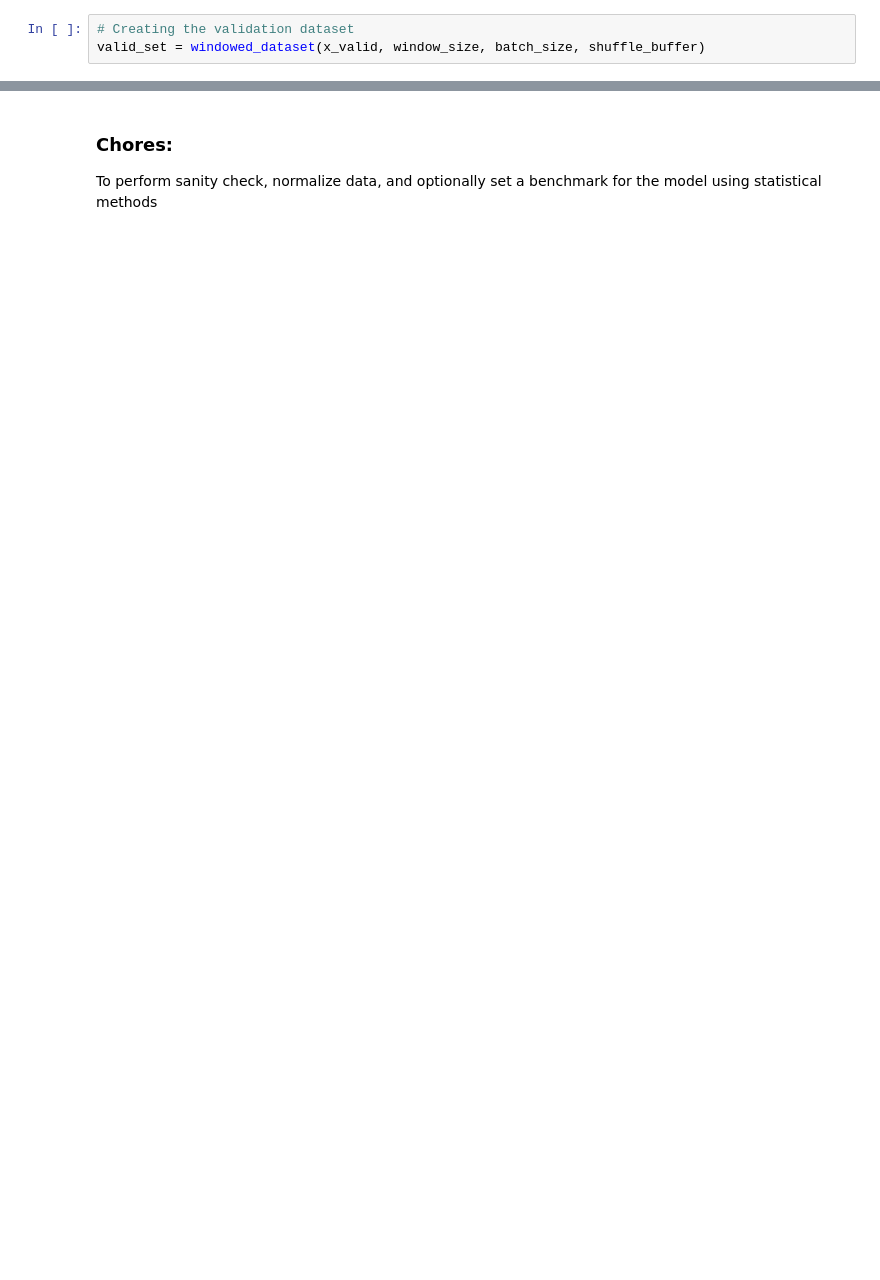
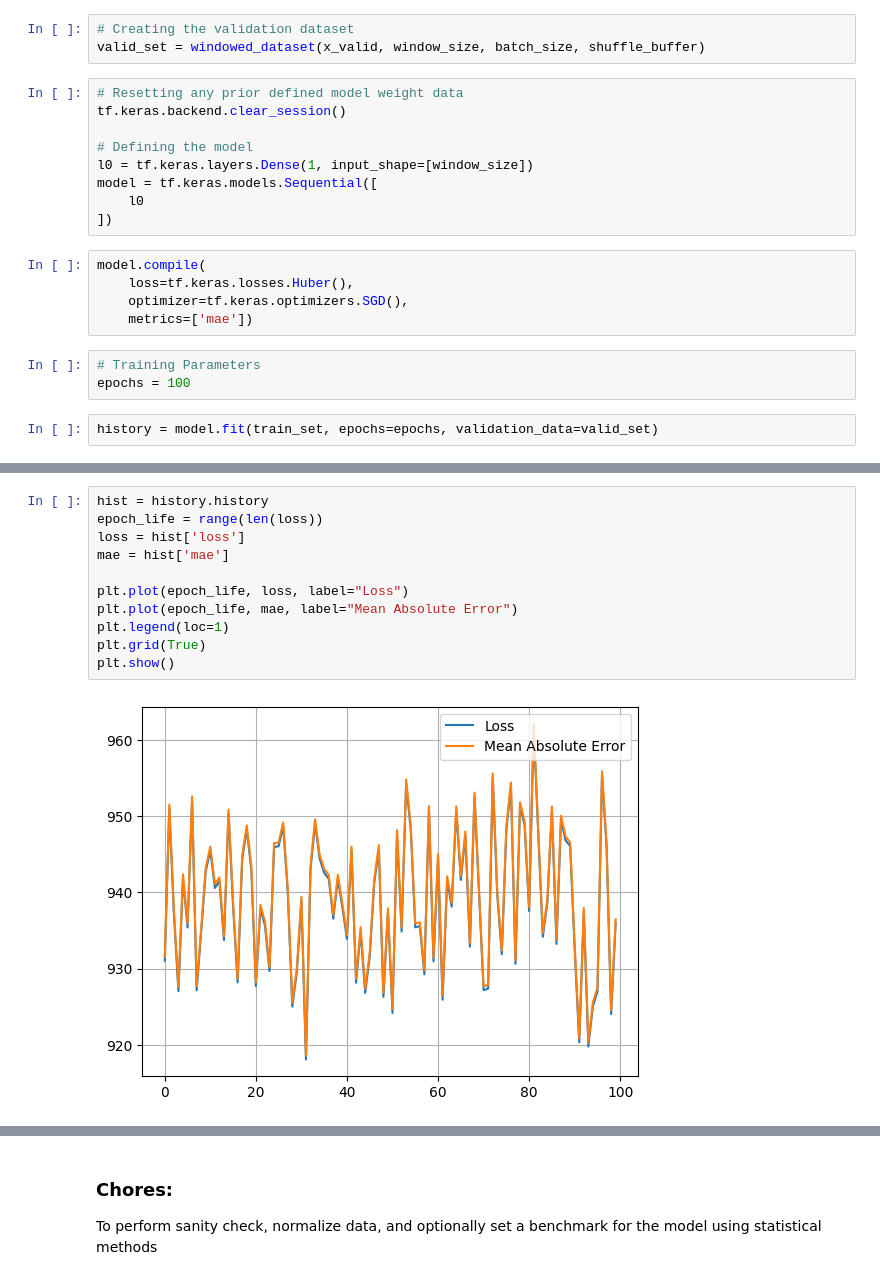
Before and after one commit to Yug-Oswal/Broadway-LionKing-Analysis, a Jupyter notebook: sequence-model.ipynb, the cells around one changed output, grey strips where cells are left out. Saved outputs shown, nothing was run; the diff lists cells and outputs as text; blank space fills up the shorter version.

Commit message:
feat: setting a benchmark and checking weights with regression

```diff
--- a/sequence-model.ipynb
+++ b/sequence-model.ipynb
@@ -132,3 +132,22 @@ list(train_set.take(2).as_numpy_iterator())
 # %%
 # Creating the validation dataset
 valid_set = windowed_dataset(x_valid, window_size, batch_size, shuffle_buffer)
+# %%
+# Resetting any prior defined model weight data
+tf.keras.backend.clear_session()
+
+# Defining the model
+l0 = tf.keras.layers.Dense(1, input_shape=[window_size])
+model = tf.keras.models.Sequential([
+    l0
+])
+# %%
+model.compile(
+    loss=tf.keras.losses.Huber(),
+    optimizer=tf.keras.optimizers.SGD(),
+    metrics=['mae'])
+# %%
+# Training Parameters
+epochs = 100
+# %%
+history = model.fit(train_set, epochs=epochs, validation_data=valid_set)
@@ -134,0 +172,13 @@ valid_set = windowed_dataset(x_valid, window_size, batch_size, shuffle_buffer)
+# %%
+hist = history.history
+epoch_life = range(len(loss))
+loss = hist['loss']
+mae = hist['mae']
+
+plt.plot(epoch_life, loss, label="Loss")
+plt.plot(epoch_life, mae, label="Mean Absolute Error")
+plt.legend(loc=1)
+plt.grid(True)
+plt.show()
+# %% [output]
+[figure, added]
```
Also changed, not shown: parts of 3 cells of this notebook.
